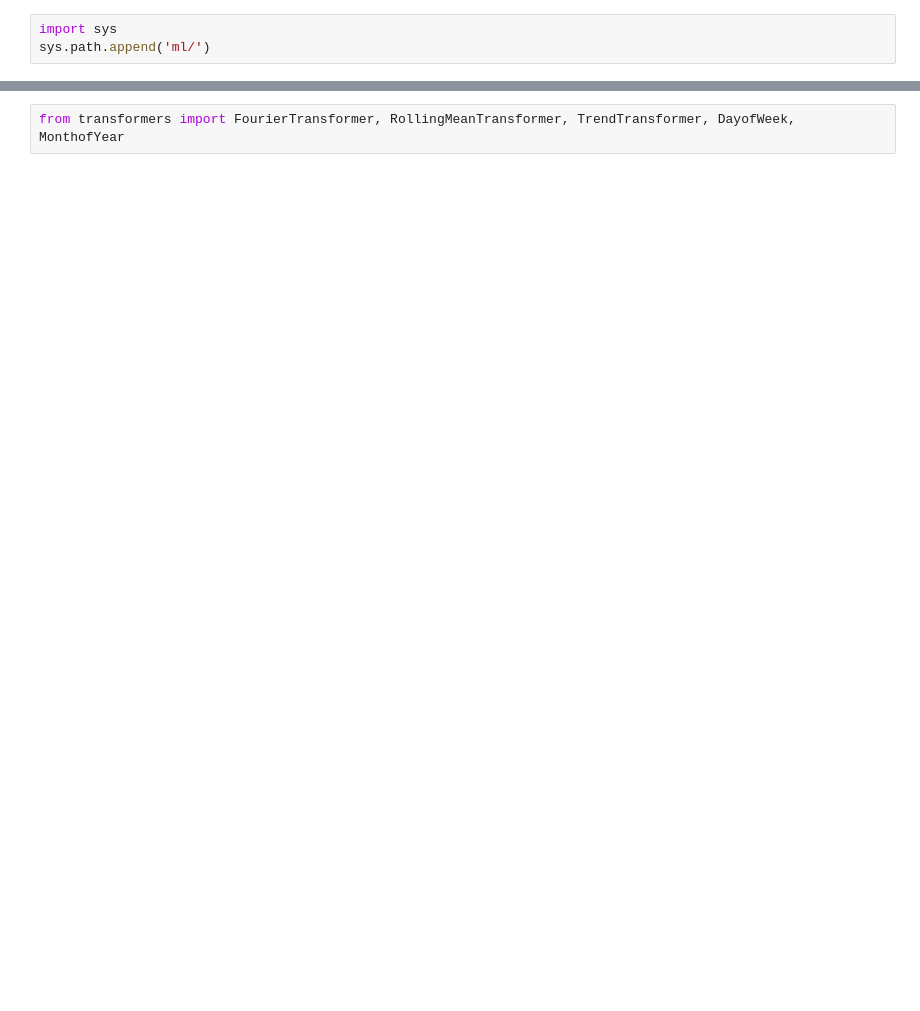
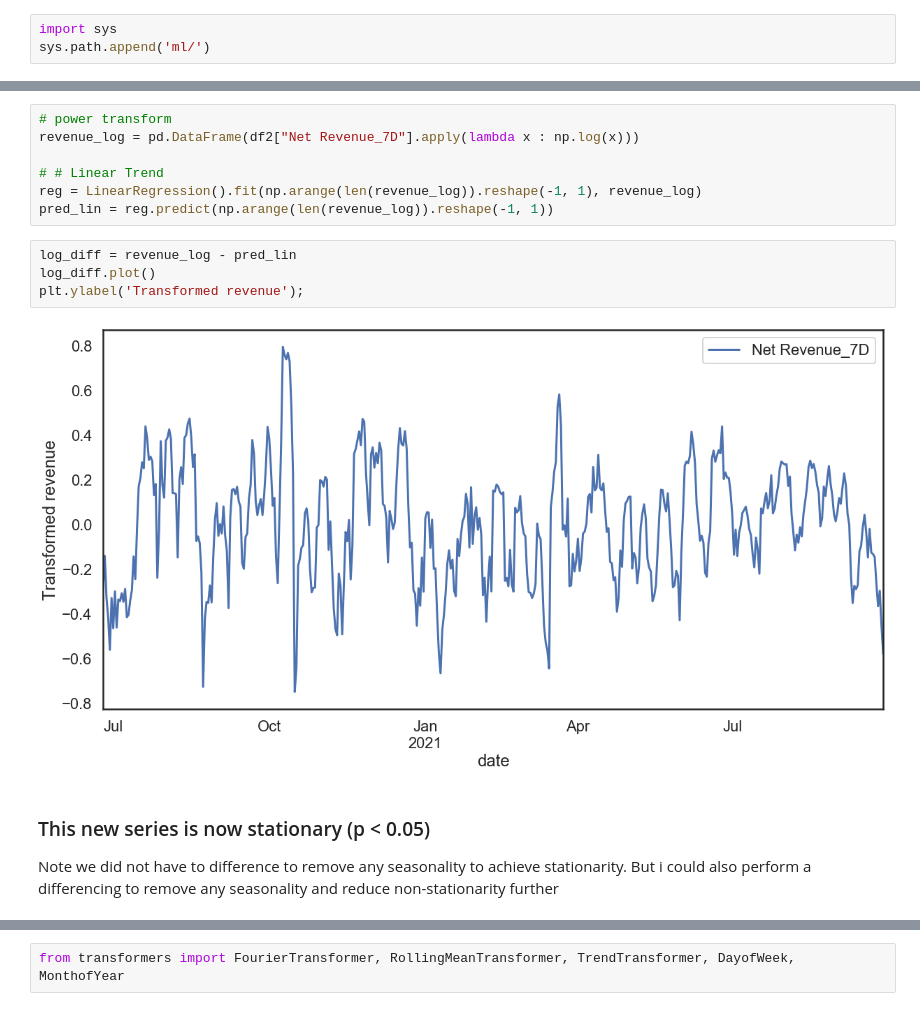
Before and after one commit to davidfox87/EV_forecasting, a Jupyter notebook: EDA_ML.ipynb, the cells around one changed output, grey strips where cells are left out. Cells and saved outputs as stored; diff of their text form; blank space fills up the shorter version.

```diff
--- a/EDA_ML.ipynb
+++ b/EDA_ML.ipynb
@@ -136,0 +133,16 @@ sys.path.append('ml/')
+# %%
+# power transform
+revenue_log = pd.DataFrame(df2["Net Revenue_7D"].apply(lambda x : np.log(x)))
+
+# # Linear Trend
+reg = LinearRegression().fit(np.arange(len(revenue_log)).reshape(-1, 1), revenue_log)
+pred_lin = reg.predict(np.arange(len(revenue_log)).reshape(-1, 1))
+# %%
+log_diff = revenue_log - pred_lin
+log_diff.plot()
+plt.ylabel('Transformed revenue');
+# %% [output]
+[figure, added]
+# %% [markdown]
+### This new series is now stationary (p < 0.05)
+Note we did not have to difference to remove any seasonality to achieve stationarity. But i could also perform a differencing to remove any seasonality and reduce non-stationarity further
```
Also changed, not shown: parts of 91 cells of this notebook, 3 other files.
